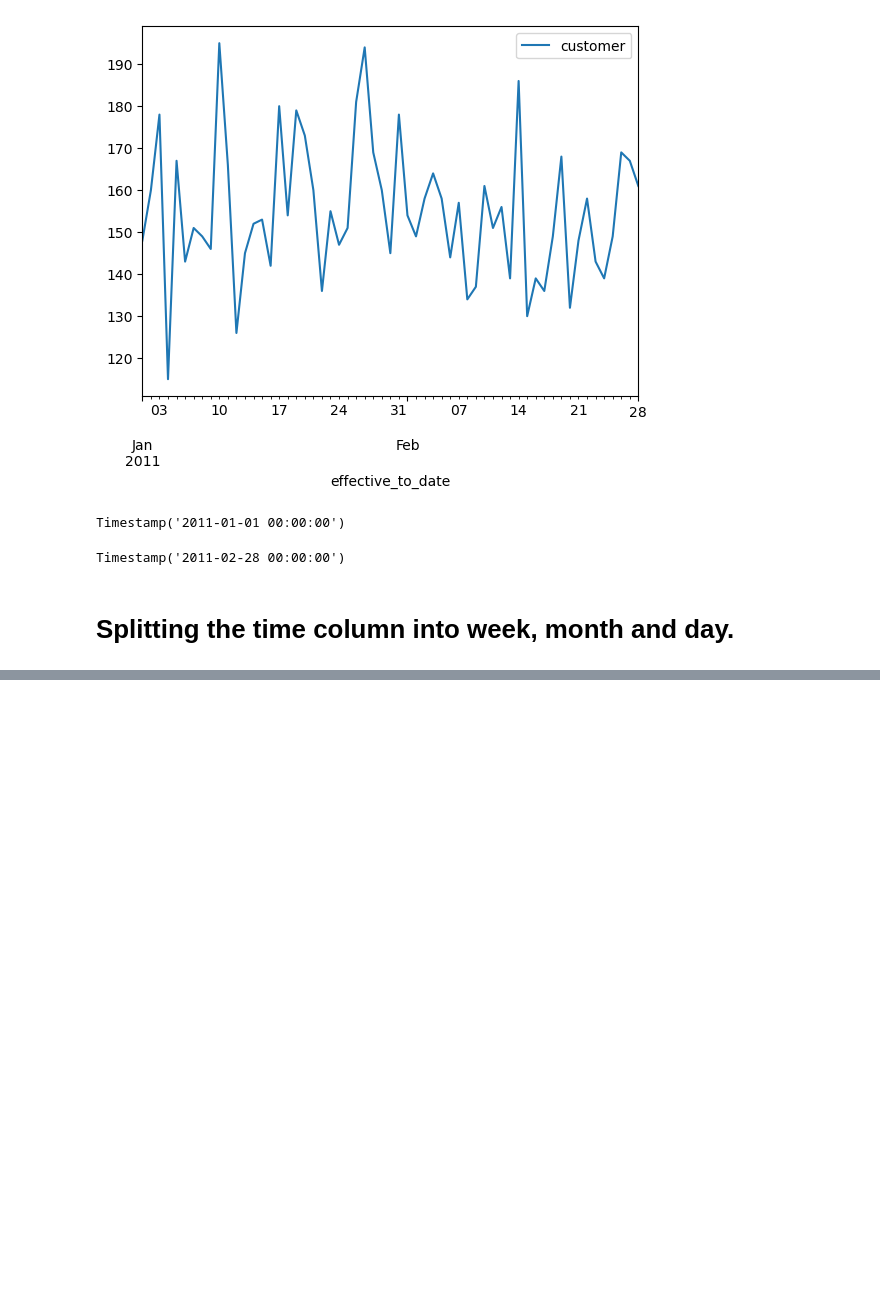
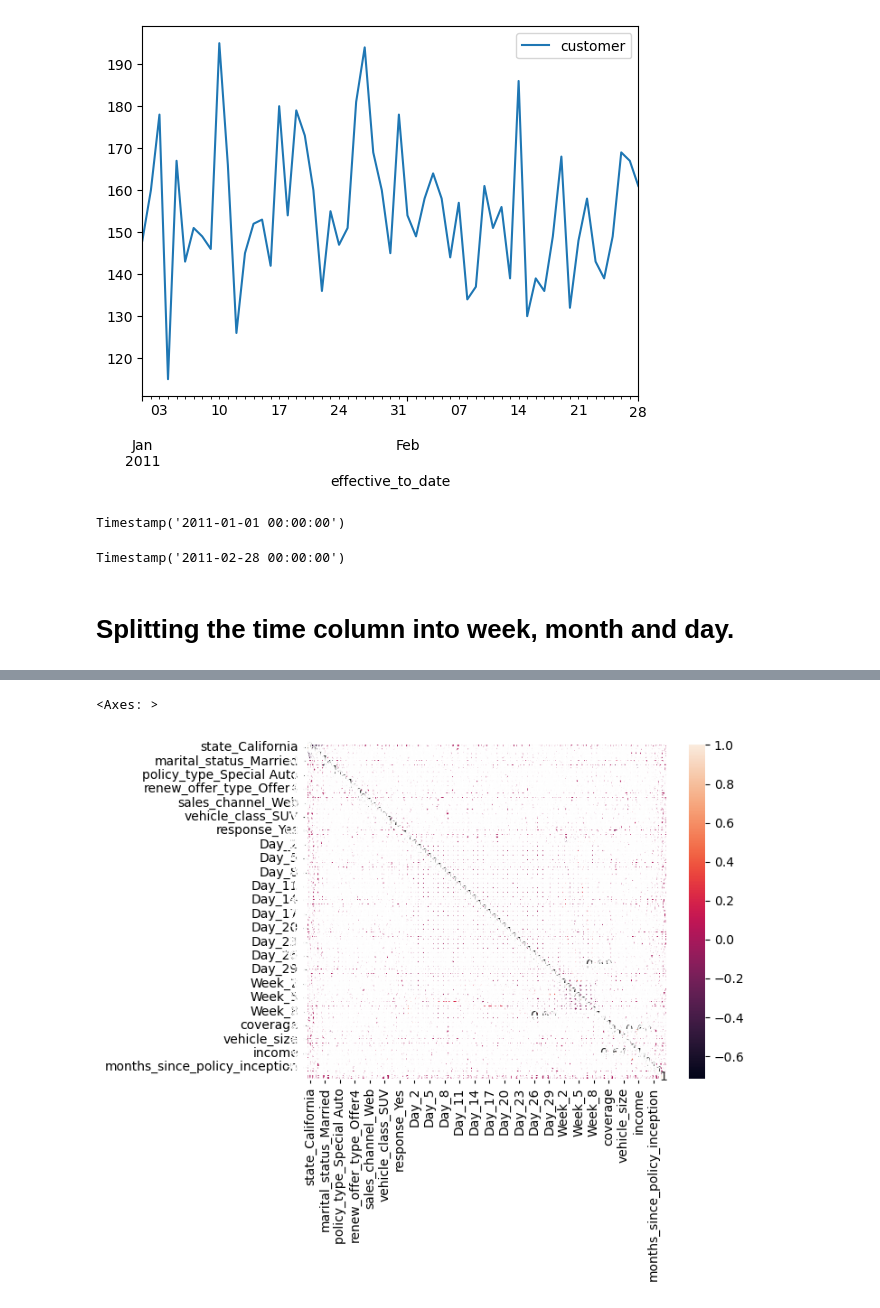
Before and after one commit to vrushali92/lab-cleaning-numerical-data, a Jupyter notebook: files_for_lab/Auto_Insurance.ipynb, the cells around one changed output, grey strips where cells are left out. Saved outputs shown, nothing was run; the diff lists cells and outputs as text; code cells hidden in the pictures; blank space fills up the shorter version.

```diff
--- a/files_for_lab/Auto_Insurance.ipynb
+++ b/files_for_lab/Auto_Insurance.ipynb
@@ -825,0 +988,5 @@ data.head().T
+# %%
+one_hot_encoder_cols1 = X_train_cat[["state", "marital_status", "policy_type",
+                                  "renew_offer_type", "sales_channel", "vehicle_class",
+                                  "response", "gender", "Month", "Day", "Week"]]
+one_hot_encoder_cols1.head()
@@ -825,0 +1000,2 @@ data.head().T
+# %%
+X_train_cat_onehotencoded = onehotencoder(one_hot_encoder_cols1)
@@ -825,0 +1068,18 @@ data.head().T
+# %%
+ordinal_df = X_train_cat[["coverage", "employmentstatus", "location_code", "vehicle_size", "education"]]
+
+ordinal_df["coverage"] = ordinal_df["coverage"].map({"Basic" : 0, "Extended" : 1, "Premium" : 2})
+ordinal_df["employmentstatus"] = ordinal_df["employmentstatus"].map({"Other" : 0, "Unemployed" : 1, "Employed" : 2})
+ordinal_df["location_code"] = ordinal_df["location_code"].map({"Suburban" : 0, "Rural" : 1, "Urban" : 2})
+ordinal_df["vehicle_size"] = ordinal_df["vehicle_size"].map({"Small" : 0, "Medsize" : 1, "Large" : 2})
+ordinal_df["education"] = ordinal_df["education"].map({"High School or Below" : 0, "College" : 1, "Bachelor" : 2, "Master/Doctor" : 3})
+
+display(ordinal_df.shape)
+# display(ordinal_df.coverage.value_counts())
+# display(ordinal_df.employmentstatus.value_counts())
+# display(ordinal_df.location_code.value_counts())
+
+# display(ordinal_df.vehicle_size.value_counts())
+# display(ordinal_df.education.value_counts())
+
+# display(ordinal_df.isna().sum())
@@ -825,0 +1147,7 @@ data.head().T
+# %%
+X_train_cat_onehotencoded = X_train_cat_onehotencoded.reset_index(drop = True)
+ordinal_df = ordinal_df.reset_index(drop = True)
+X_train_num_scaled = X_train_num_scaled.reset_index(drop = True)
+
+X_train_encoded = pd.concat([X_train_cat_onehotencoded, ordinal_df, X_train_num_scaled], axis = 1)
+X_train_encoded
@@ -825,0 +1168,6 @@ data.head().T
+# %%
+corr = X_train_encoded.corr()
+sns.heatmap(corr, annot = True)
+# %% [output]
+<Axes: >
+[figure, added]
```
Also changed, not shown: parts of 54 cells of this notebook, 3 other files.
